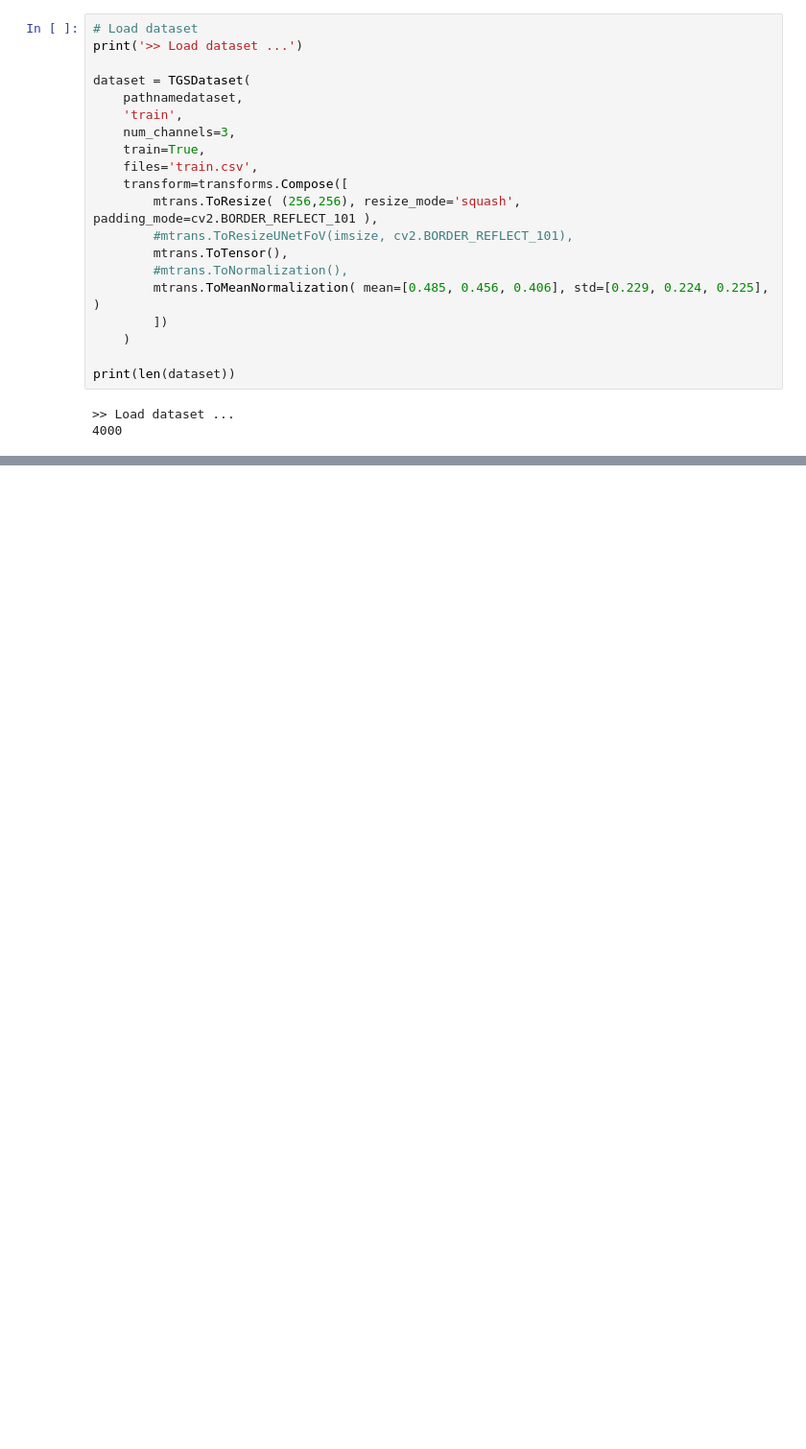
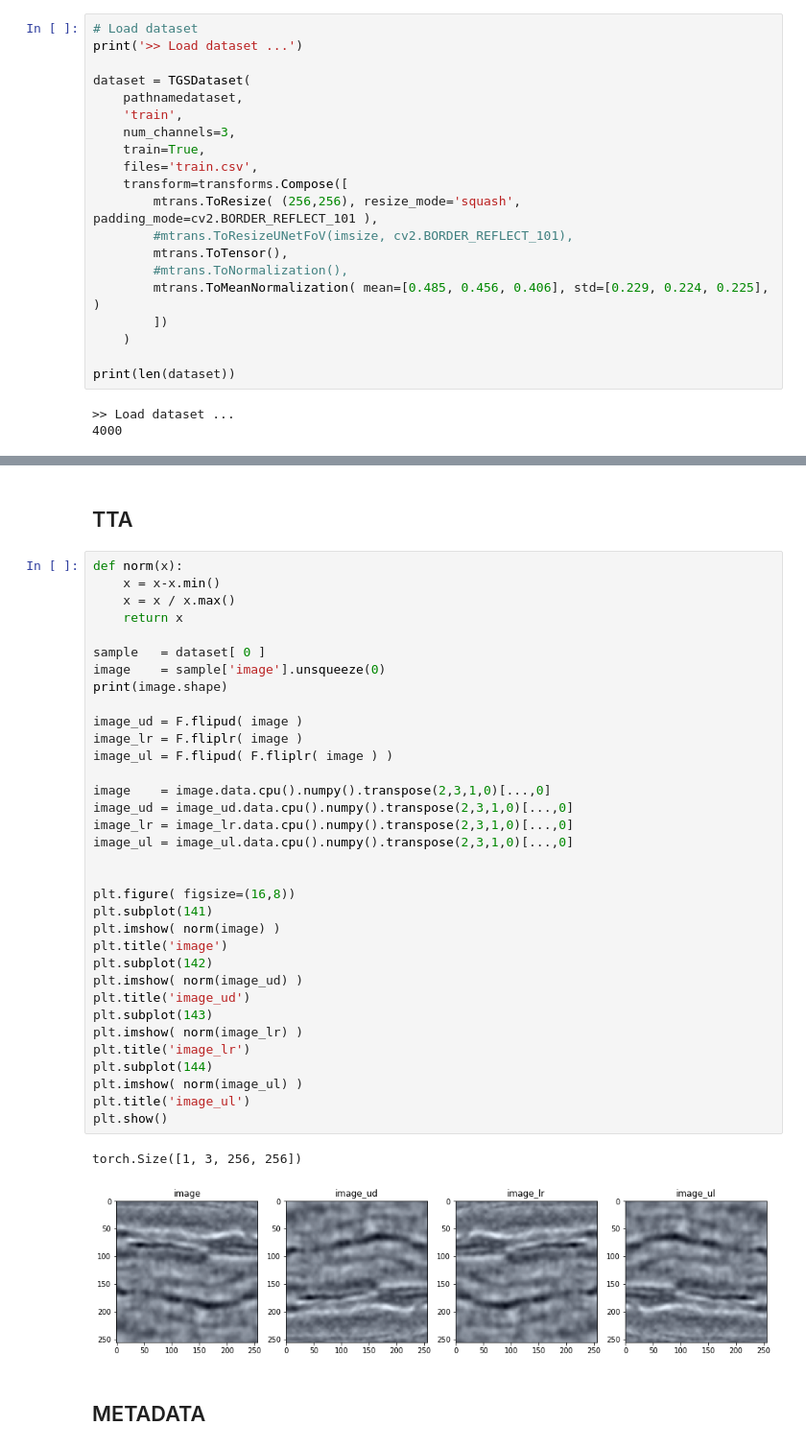
Before and after one commit to pedrodiamel/kaggle-tgs-salt-identification, a Jupyter notebook: books/eval.ipynb, the cells around one changed output, grey strips where cells are left out. Shown at 96% size. Cells and saved outputs as stored; diff of their text form; blank space fills up the shorter version.

```diff
--- a/books/eval.ipynb
+++ b/books/eval.ipynb
@@ -86 +95,42 @@ if net.load( pathmodel ) is not True:
 => loaded checkpoint for unetresnet arch!
+# %% [markdown]
+## TTA
+# %%
+def norm(x):
+    x = x-x.min()
+    x = x / x.max()
+    return x
+
+sample   = dataset[ 0 ]
+image    = sample['image'].unsqueeze(0)
+print(image.shape)
+
+image_ud = F.flipud( image )
+image_lr = F.fliplr( image )
+image_ul = F.flipud( F.fliplr( image ) )
+
+image    = image.data.cpu().numpy().transpose(2,3,1,0)[...,0]
+image_ud = image_ud.data.cpu().numpy().transpose(2,3,1,0)[...,0]
+image_lr = image_lr.data.cpu().numpy().transpose(2,3,1,0)[...,0]
+image_ul = image_ul.data.cpu().numpy().transpose(2,3,1,0)[...,0]
+
+
+plt.figure( figsize=(16,8))
+plt.subplot(141)
+plt.imshow( norm(image) )
+plt.title('image')
+plt.subplot(142)
+plt.imshow( norm(image_ud) )
+plt.title('image_ud')
+plt.subplot(143)
+plt.imshow( norm(image_lr) )
+plt.title('image_lr')
+plt.subplot(144)
+plt.imshow( norm(image_ul) )
+plt.title('image_ul')
+plt.show()
+# %% [output]
+torch.Size([1, 3, 256, 256])
+[figure, added]
+# %% [markdown]
+## METADATA
```
Also changed, not shown: parts of 10 cells of this notebook, 10 other files.
